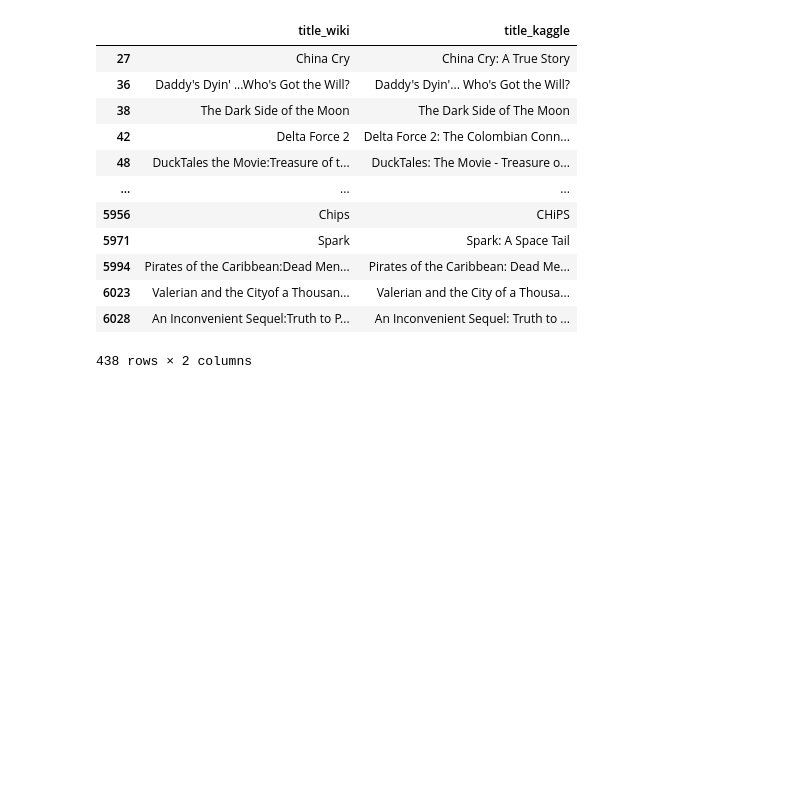
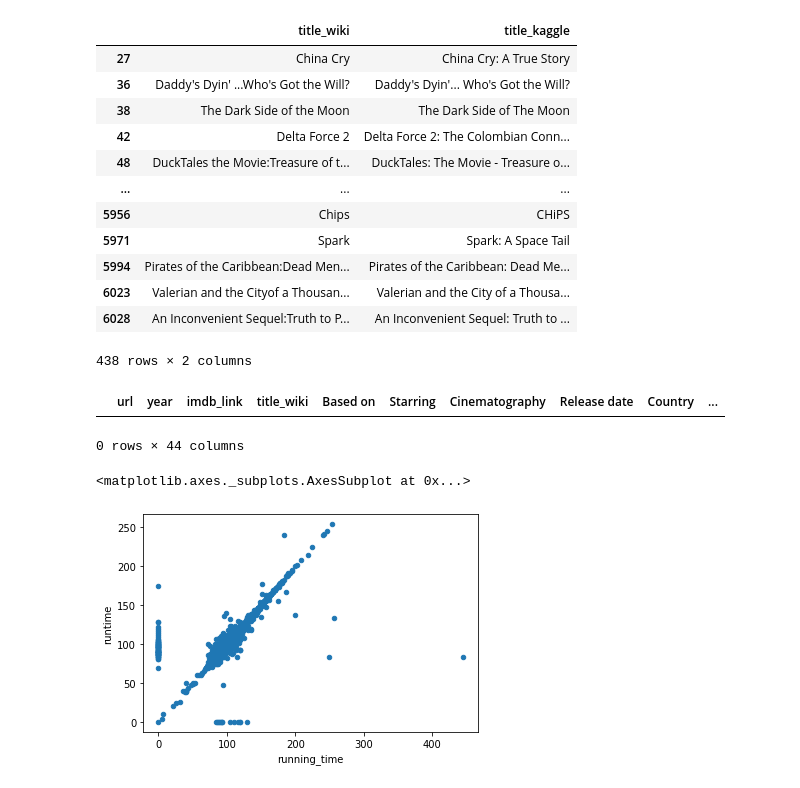
Before and after one commit to GirijaJoshi/Movies-ETL, a Jupyter notebook: Movies_ETL_module.ipynb, the cells around one changed output. Drawn from its saved outputs; the diff is of its cells as text; code cells hidden in the pictures; blank space fills up the shorter version.

```diff
--- a/Movies_ETL_module.ipynb
+++ b/Movies_ETL_module.ipynb
@@ -794,6 +790,6 @@ form_two = r'\$\s*\d{1,3}(?:[,\.]\d{3})+(?!\s[mb]illion)'
 # %%
 # Some values are given as a range
-box_office = box_office.str.replace(r'\$.*[-—–](?![a-z])', '$', regex=True)
+box_office = box_office.str.replace(r'\$.*[-](?![a-z])', '$', regex=True)
 # %%
 len(box_office)
 # %% [output]
@@ -823,11 +819,12 @@ exctacted_box_office
 # %%
 # need a function to turn the extracted values into a numeric value.
 def parse_dollars(s):
-    # # if s is not a string, return NaN
-    if type(s) != 'str':
+    # if s is not a string, return NaN
+    if type(s) != str:
         return np.nan
-    # # if input is of the form $###.# million
-    if re.match(r'\$\s*\d+\.?\s*milli?on', s, flags=re.IGNORECASE):
+
+    # if input is of the form $###.# million
+    if re.match(r'\$\s*\d+\.?\d*\s*milli?on', s, flags=re.IGNORECASE):
 
         # remove dollar sign and " million"
         s = re.sub('\$|\s|[a-zA-Z]','', s)
@@ -836,6 +833,9 @@ def parse_dollars(s):
         value = float(s) * 10**6
 
         # return value
+        return value
+
+    # if input is of the form $###.# billion
     elif re.match(r'\$\s*\d+\.?\d*\s*billi?on', s, flags=re.IGNORECASE):
 
         # remove dollar sign and " billion"
@@ -845,8 +845,10 @@ def parse_dollars(s):
         value = float(s) * 10**9
 
         # return value
+        return value
+
     # if input is of the form $###,###,###
-    elif  re.match(r'\$\s*\d{1,3}(?:[,\.]\d{3})+(?!\s[mb]illion)', s, flags=re.IGNORECASE):
+    elif re.match(r'\$\s*\d{1,3}(?:[,\.]\d{3})+(?!\s[mb]illion)', s, flags=re.IGNORECASE):
 
         # remove dollar sign and commas
         s = re.sub('\$|,','', s)
@@ -855,6 +857,7 @@ def parse_dollars(s):
         value = float(s)
 
         # return value
+        return value
 
     # otherwise, return NaN
     else:
@@ -1076,3 +1038,6 @@ budget[~matches_form_one & ~matches_form_two]
 6895                        919,000
 7070                   €4.3 million
 Name: Budget, dtype: object
+# %%
+budget = budget.str.replace(r'\[\d+\]\s*', '')
+budget[~matches_form_one & ~matches_form_two]
@@ -1683,3 +1672,12 @@ movies_df[movies_df['title_wiki'] != movies_df['title_kaggle']][['title_wiki','t
 438 rows × 2 columns
 # %%
 # Let’s confirm there aren’t any missing titles in the Kaggle data
+movies_df[(movies_df['title_kaggle'] == '') | (movies_df['title_kaggle'].isnull())]
+# %% [output]
+|  | url | year | imdb_link | title_wiki | Based on | Starring | Cinematography | Release date | Country | ... |
+0 rows × 44 columns
+# %%
+movies_df.fillna(0).plot(x='running_time', y='runtime', kind='scatter')
+# %% [output]
+<matplotlib.axes._subplots.AxesSubplot at 0x...>
+[figure, added]
```
Also changed, not shown: parts of 43 cells of this notebook.
